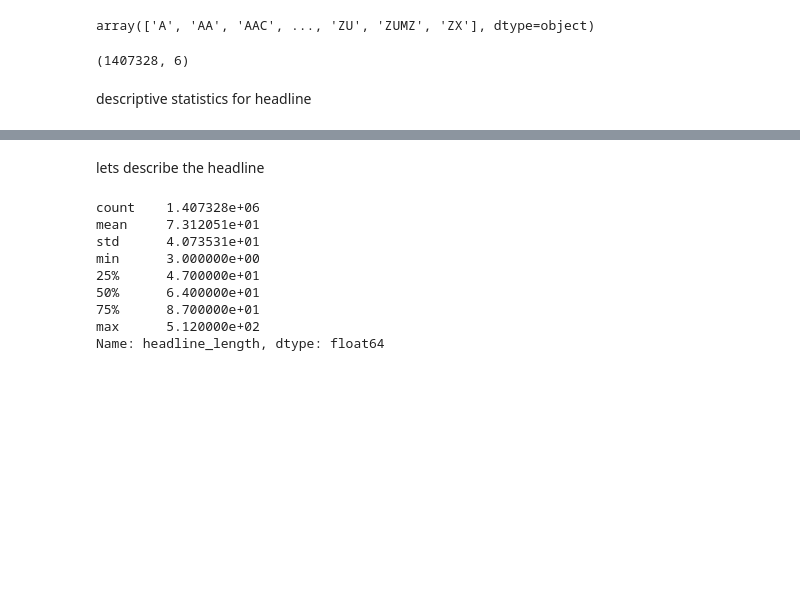
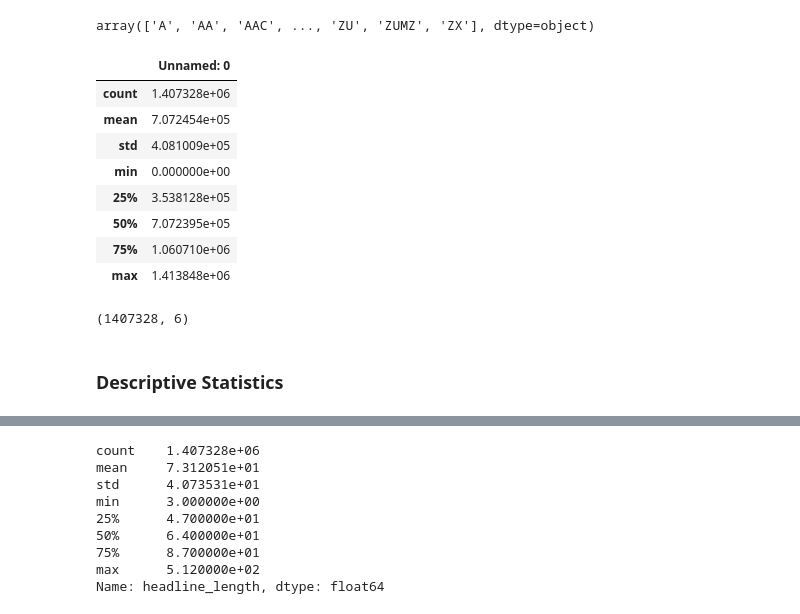
Before and after one commit to Jerusalem-Fetene/Financial-News-Sentiment-and-Stock-Market-Analysis-DE, a Jupyter notebook: notebooks/stock_market_news_analysis.ipynb, the cells around one changed output, grey strips where cells are left out. Cells and saved outputs as stored; diff of their text form; code cells hidden in the pictures; blank space fills up the shorter version.

```diff
--- a/notebooks/stock_market_news_analysis.ipynb
+++ b/notebooks/stock_market_news_analysis.ipynb
@@ -17,0 +6,4 @@ df.head()
+# %%
+#loading the dataset 'raw_analyst_ratings'
+df = pd.read_csv(r'E:\KAIM 2\KAIM 2 Week 1\challenge\Kifiya AI Mastery 2\Week1\data\raw_analyst_ratings.csv\raw_analyst_ratings.csv')
+df.head()
@@ -19,10 +18,22 @@ df.head()
 df['stock'].unique()
 # %% [output]
 array(['A', 'AA', 'AAC', ..., 'ZU', 'ZUMZ', 'ZX'], dtype=object)
+# %%
+df.describe()
+# %% [output]
+|  | Unnamed: 0 |
+| count | 1.407328e+06 |
+| mean | 7.072454e+05 |
+| std | 4.081009e+05 |
+| min | 0.000000e+00 |
+| 25% | 3.538128e+05 |
+| 50% | 7.072395e+05 |
+| 75% | 1.060710e+06 |
+| max | 1.413848e+06 |
 # %%
 df.shape
 # %% [output]
 (1407328, 6)
-# %% [markdown]
-descriptive statistics for headline
+# %% [markdown]
+### Descriptive Statistics
 # %%
@@ -35,6 +47,4 @@ df.head()
 | 2 | 2 | 71 Biggest Movers From Friday | https://www.benzinga.com/news/20/... | Lisa Levin | 2020-05-26 04:30:07-04:00 | A | 29 |
 | 3 | 3 | 46 Stocks Moving In Friday's Mid-... | https://www.benzinga.com/news/20/... | Lisa Levin | 2020-05-22 12:45:06-04:00 | A | 44 |
 | 4 | 4 | B of A Securities Maintains Neutr... | https://www.benzinga.com/news/20/... | Vick Meyer | 2020-05-22 11:38:59-04:00 | A | 87 |
-# %% [markdown]
-lets describe the headline
 # %%
```
Also changed, not shown: parts of 51 cells of this notebook, 3 other files.
